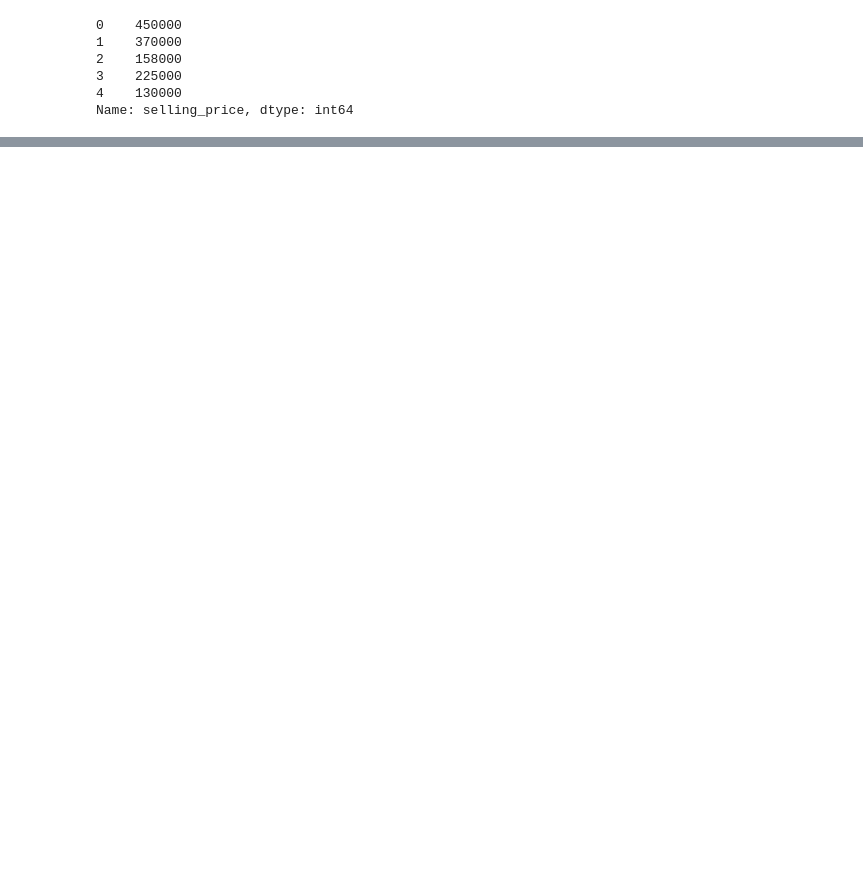
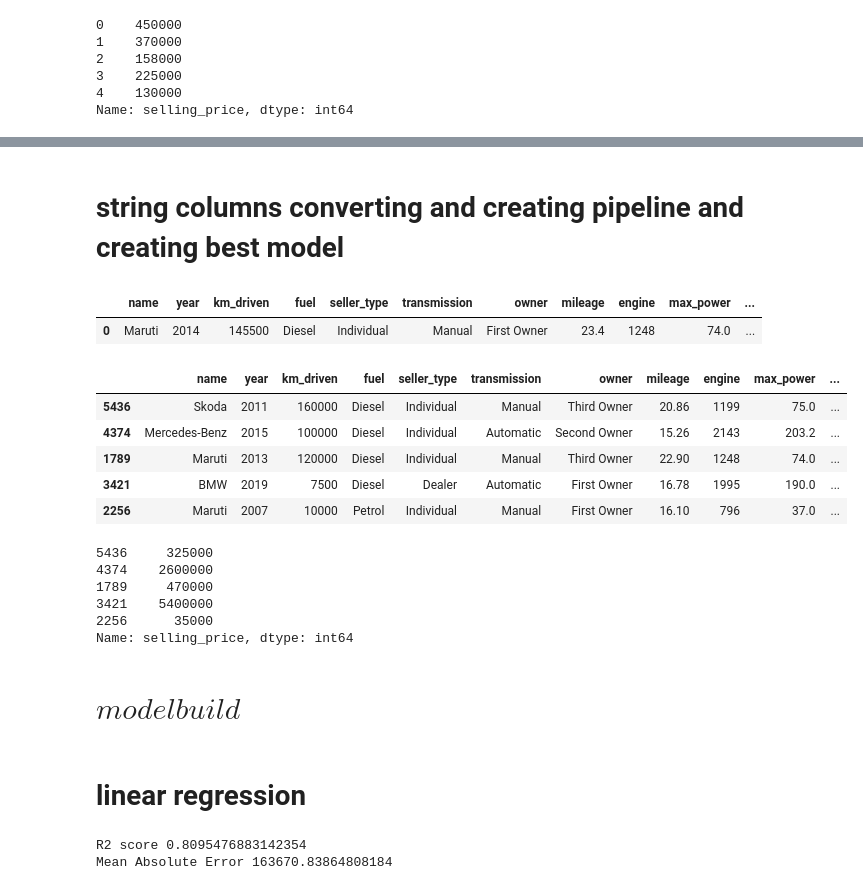
Before and after one commit to phani003/ph, a Jupyter notebook: code grab projects/cardecho project 2 codegrab.ipynb, the cells around one changed output, grey strips where cells are left out. Cells and saved outputs as stored; diff of their text form; code cells hidden in the pictures; blank space fills up the shorter version.

```diff
--- a/code grab projects/cardecho project 2 codegrab.ipynb
+++ b/code grab projects/cardecho project 2 codegrab.ipynb
@@ -332,6 +373,5 @@ x.head()
-# %%
-#dependent
-y=data['selling_price']
+# %%
+x=x.drop(columns='model')
 # %%
 y.head()
 # %% [output]
@@ -422,0 +388,2 @@ r2_score(y_test,y_pred)
+# %%
+x_train,x_test,y_train,y_test=train_test_split(x,y,test_size=.33,random_state=0)
@@ -422,0 +397,2 @@ r2_score(y_test,y_pred)
+# %% [markdown]
+# string columns converting and creating pipeline  and creating best model
@@ -422,0 +411,27 @@ r2_score(y_test,y_pred)
+# %%
+x.head(1)
+# %% [output]
+|  | name | year | km_driven | fuel | seller_type | transmission | owner | mileage | engine | max_power | ... |
+| 0 | Maruti | 2014 | 145500 | Diesel | Individual | Manual | First Owner | 23.4 | 1248 | 74.0 | ... |
+# %%
+x_train.head()
+# %% [output]
+|  | name | year | km_driven | fuel | seller_type | transmission | owner | mileage | engine | max_power | ... |
+| 5436 | Skoda | 2011 | 160000 | Diesel | Individual | Manual | Third Owner | 20.86 | 1199 | 75.0 | ... |
+| 4374 | Mercedes-Benz | 2015 | 100000 | Diesel | Individual | Automatic | Second Owner | 15.26 | 2143 | 203.2 | ... |
+| 1789 | Maruti | 2013 | 120000 | Diesel | Individual | Manual | Third Owner | 22.90 | 1248 | 74.0 | ... |
+| 3421 | BMW | 2019 | 7500 | Diesel | Dealer | Automatic | First Owner | 16.78 | 1995 | 190.0 | ... |
+| 2256 | Maruti | 2007 | 10000 | Petrol | Individual | Manual | First Owner | 16.10 | 796 | 37.0 | ... |
+# %%
+y_train.head()
+# %% [output]
+5436     325000
+4374    2600000
+1789     470000
+3421    5400000
+2256      35000
+Name: selling_price, dtype: int64
+# %% [markdown]
+# $model build$
+# %% [markdown]
+# linear regression
@@ -422,0 +446,28 @@ r2_score(y_test,y_pred)
+# %%
+
+# columns converting into int using one hot encoding and columntrasnform
+
+step1=ColumnTransformer(transformers=[('col_tnf',OneHotEncoder(sparse=False,drop='first'),[0,3,4,5,6]
+                                      )],remainder='passthrough')
+#model arrange for step2
+
+step2=LinearRegression()
+
+#creating pipeline
+
+pipe=Pipeline([
+     ('step1',step1),
+     ('step2',step2)])
+
+#fit the given model using pipeline
+
+pipe.fit(x_train,y_train)
+
+y_pred=pipe.predict(x_test)
+
+print('R2 score',r2_score(y_pred,y_test))
+
+print('Mean Absolute Error',mean_absolute_error(y_pred,y_test))
+# %% [output]
+R2 score 0.8095476883142354
+Mean Absolute Error 163670.83864808184
```
Also changed, not shown: parts of 94 cells of this notebook.
